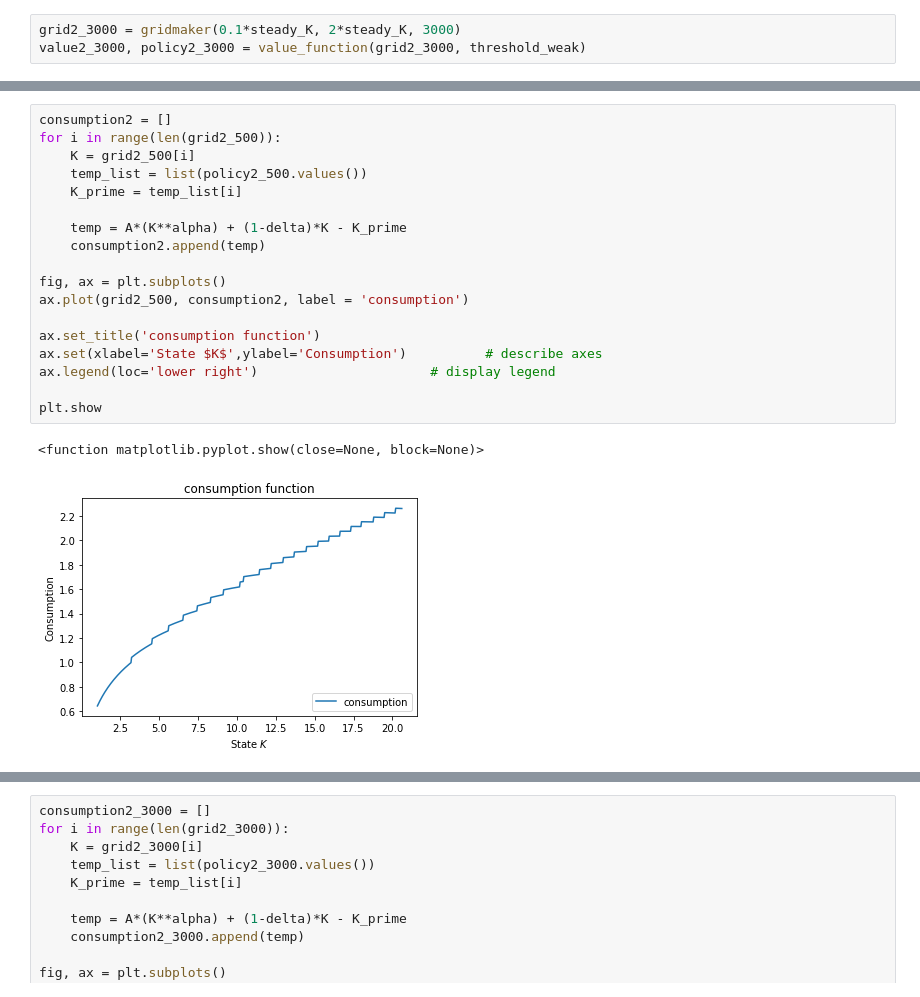
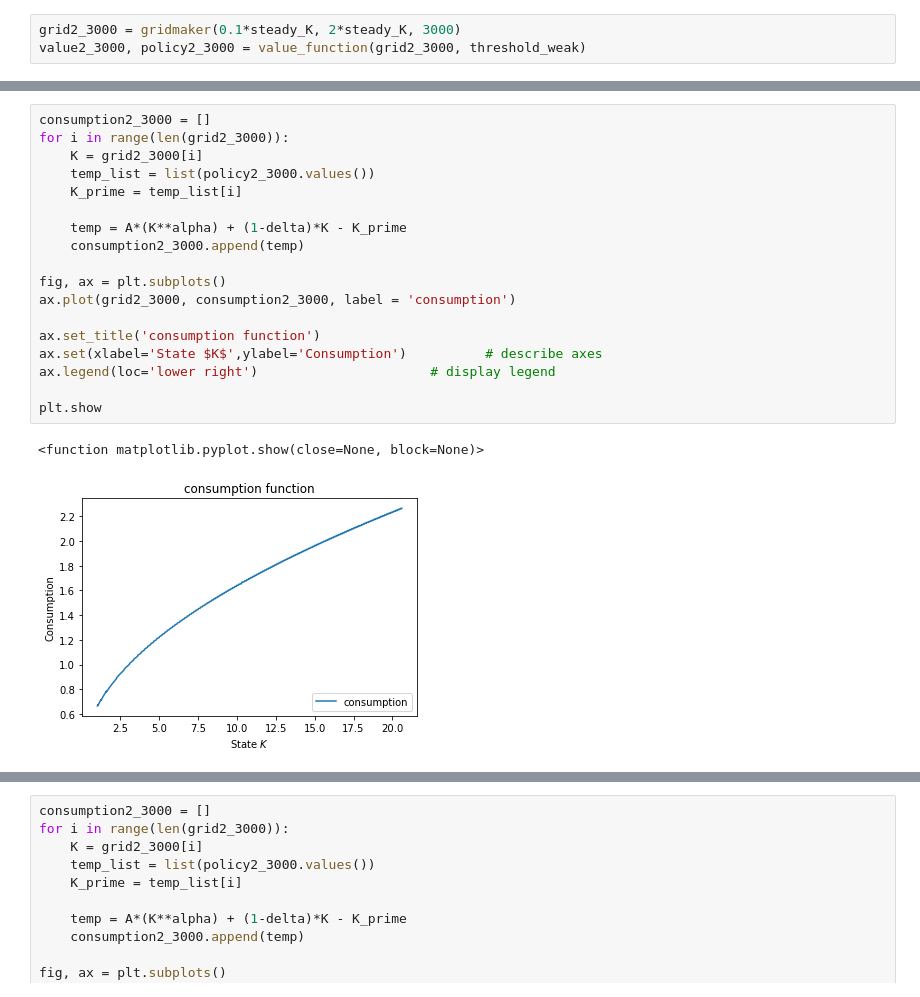
Before and after one commit to Ian-JY-Kim/Dynamic-Programming, a Jupyter notebook: Pset3-1.2-Value Function Iteration & Shooting.ipynb, the cells around one changed output, grey strips where cells are left out. Drawn from its saved outputs; the diff is of its cells as text.

```diff
--- a/Pset3-1.2-Value Function Iteration & Shooting.ipynb
+++ b/Pset3-1.2-Value Function Iteration & Shooting.ipynb
@@ -221,21 +195,21 @@ policy2_500
 # %%
-consumption2 = []
-for i in range(len(grid2_500)):
-    K = grid2_500[i]
-    temp_list = list(policy2_500.values())
+consumption2_3000 = []
+for i in range(len(grid2_3000)):
+    K = grid2_3000[i]
+    temp_list = list(policy2_3000.values())
     K_prime = temp_list[i]
 
     temp = A*(K**alpha) + (1-delta)*K - K_prime
-    consumption2.append(temp)
+    consumption2_3000.append(temp)
 
 fig, ax = plt.subplots()
-ax.plot(grid2_500, consumption2, label = 'consumption')
+ax.plot(grid2_3000, consumption2_3000, label = 'consumption')
 
 ax.set_title('consumption function')
 ax.set(xlabel='State $K$',ylabel='Consumption')          # describe axes
 ax.legend(loc='lower right')                      # display legend
 
 plt.show
 # %% [output]
 <function matplotlib.pyplot.show(close=None, block=None)>
-[figure, old version]
+[figure, new version]
```
Also changed, not shown: parts of 35 cells of this notebook.
